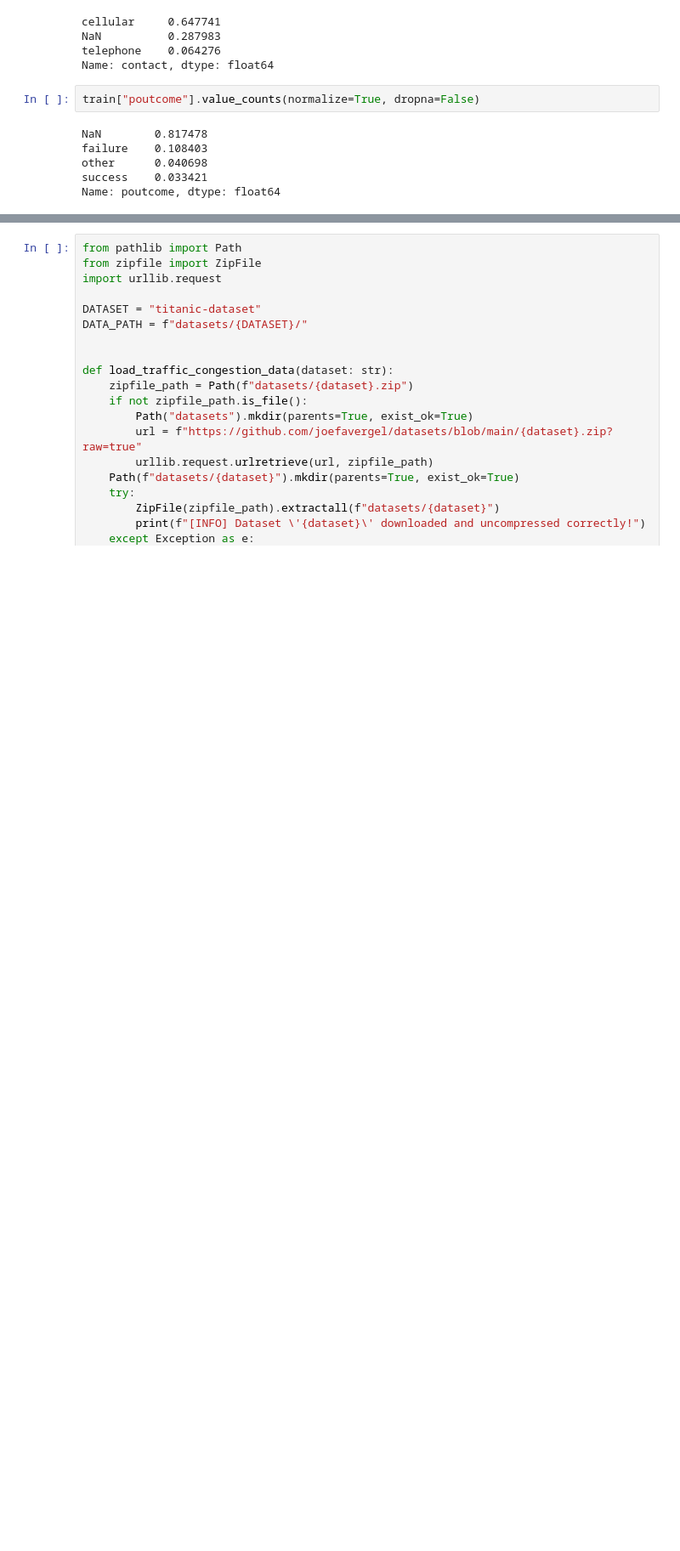
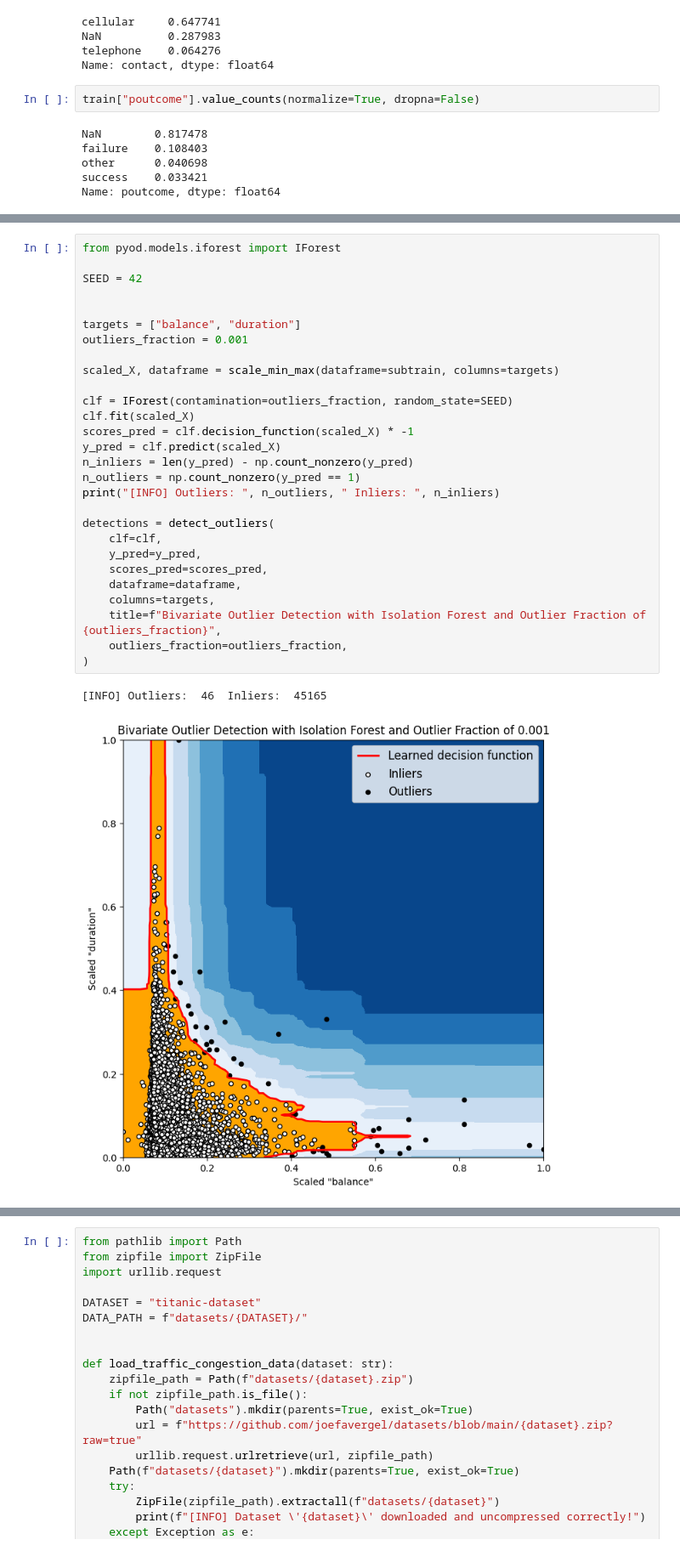
Before and after one commit to joefavergel/pbs-enae-python-beginners-course, a Jupyter notebook: 4-python-data-analysis.ipynb, the cells around one changed output, grey strips where cells are left out. Shown at 85% size. Cells and saved outputs as stored; diff of their text form; blank space fills up the shorter version.

```diff
--- a/4-python-data-analysis.ipynb
+++ b/4-python-data-analysis.ipynb
@@ -1019,2 +902,33 @@ plt.show()
+# %%
+from pyod.models.iforest import IForest
+
+SEED = 42
+
+
+targets = ["balance", "duration"]
+outliers_fraction = 0.001
+
+scaled_X, dataframe = scale_min_max(dataframe=subtrain, columns=targets)
+
+clf = IForest(contamination=outliers_fraction, random_state=SEED)
+clf.fit(scaled_X)
+scores_pred = clf.decision_function(scaled_X) * -1
+y_pred = clf.predict(scaled_X)
+n_inliers = len(y_pred) - np.count_nonzero(y_pred)
+n_outliers = np.count_nonzero(y_pred == 1)
+print("[INFO] Outliers: ", n_outliers, " Inliers: ", n_inliers)
+
+detections = detect_outliers(
+    clf=clf,
+    y_pred=y_pred,
+    scores_pred=scores_pred,
+    dataframe=dataframe,
+    columns=targets,
+    title=f"Bivariate Outlier Detection with Isolation Forest and Outlier Fraction of {outliers_fraction}",
+    outliers_fraction=outliers_fraction,
+)
+# %% [output]
+[INFO] Outliers:  46  Inliers:  45165
+[figure, added]
 # %% [markdown]
 <a id="ejercicios"></a>
```
Also changed, not shown: parts of 45 cells of this notebook.
